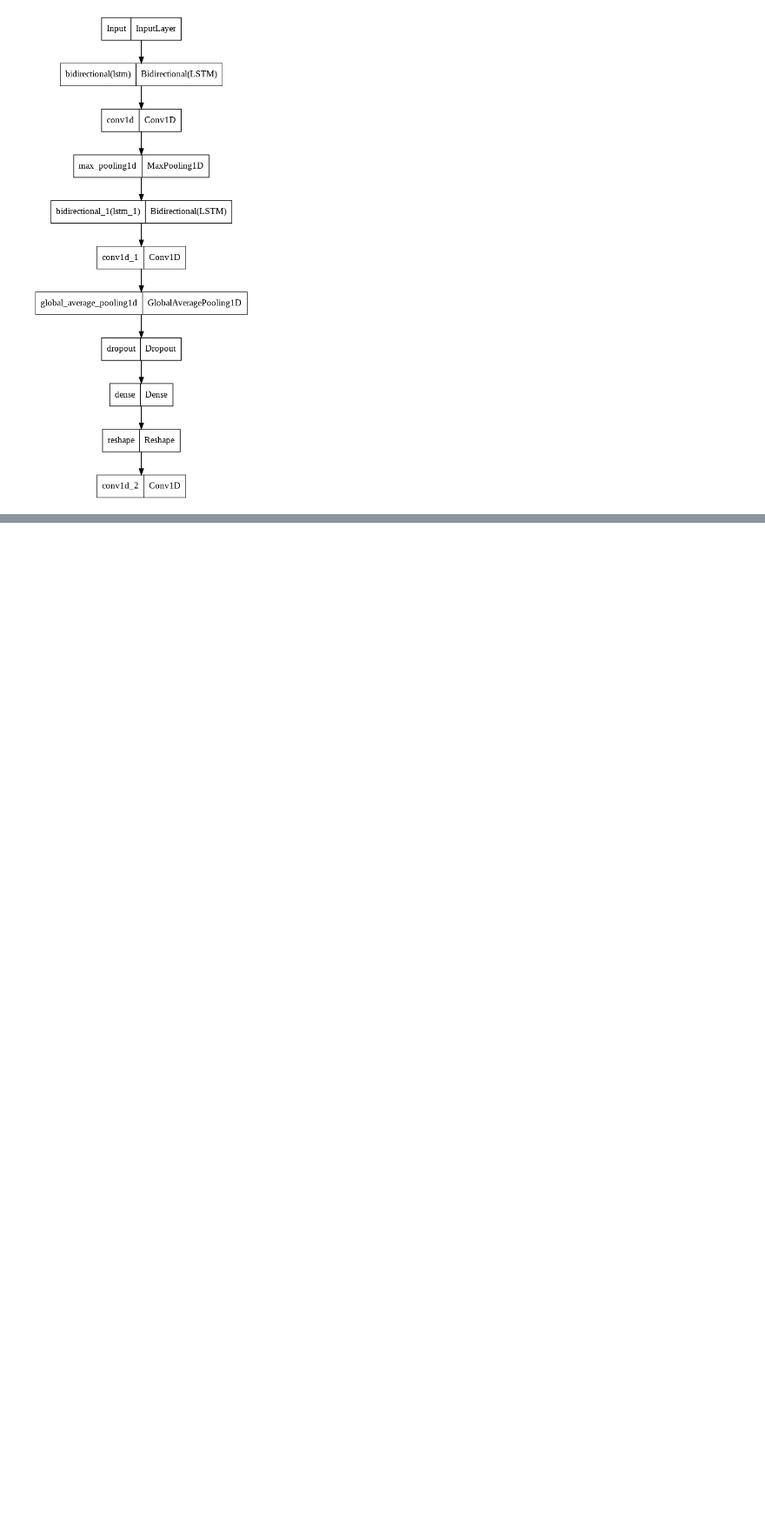
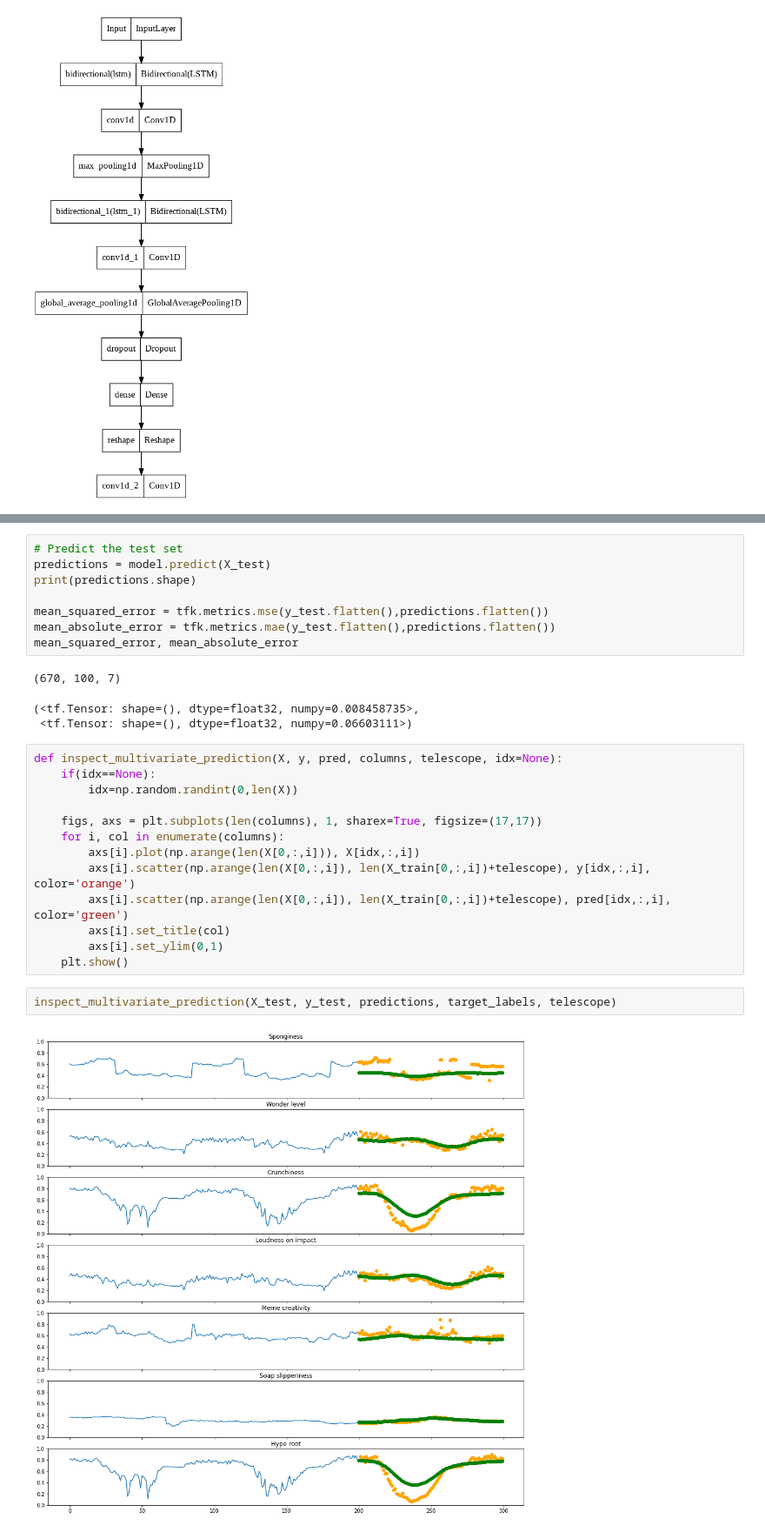
Before and after one commit to giuliovv/ANNDL_competitions, a Jupyter notebook: 2_RNN/toma_model.ipynb, the cells around one changed output, grey strips where cells are left out. Shown at 87% size. Saved outputs shown, nothing was run; the diff lists cells and outputs as text; blank space fills up the shorter version.

```diff
--- a/2_RNN/toma_model.ipynb
+++ b/2_RNN/toma_model.ipynb
@@ -241,0 +299,29 @@ KeyboardInterrupt: ignored
+# %%
+# Predict the test set
+predictions = model.predict(X_test)
+print(predictions.shape)
+
+mean_squared_error = tfk.metrics.mse(y_test.flatten(),predictions.flatten())
+mean_absolute_error = tfk.metrics.mae(y_test.flatten(),predictions.flatten())
+mean_squared_error, mean_absolute_error
+# %% [output]
+(670, 100, 7)
+(<tf.Tensor: shape=(), dtype=float32, numpy=0.008458735>,
+ <tf.Tensor: shape=(), dtype=float32, numpy=0.06603111>)
+# %%
+def inspect_multivariate_prediction(X, y, pred, columns, telescope, idx=None):
+    if(idx==None):
+        idx=np.random.randint(0,len(X))
+
+    figs, axs = plt.subplots(len(columns), 1, sharex=True, figsize=(17,17))
+    for i, col in enumerate(columns):
+        axs[i].plot(np.arange(len(X[0,:,i])), X[idx,:,i])
+        axs[i].scatter(np.arange(len(X[0,:,i]), len(X_train[0,:,i])+telescope), y[idx,:,i], color='orange')
+        axs[i].scatter(np.arange(len(X[0,:,i]), len(X_train[0,:,i])+telescope), pred[idx,:,i], color='green')
+        axs[i].set_title(col)
+        axs[i].set_ylim(0,1)
+    plt.show()
+# %%
+inspect_multivariate_prediction(X_test, y_test, predictions, target_labels, telescope)
+# %% [output]
+[figure, added]
```
Also changed, not shown: parts of 7 cells of this notebook.
